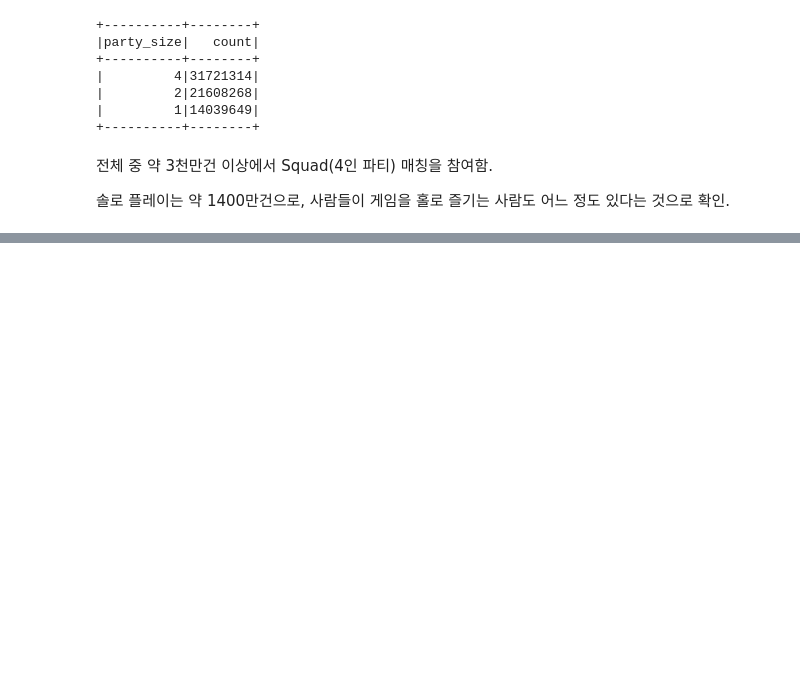
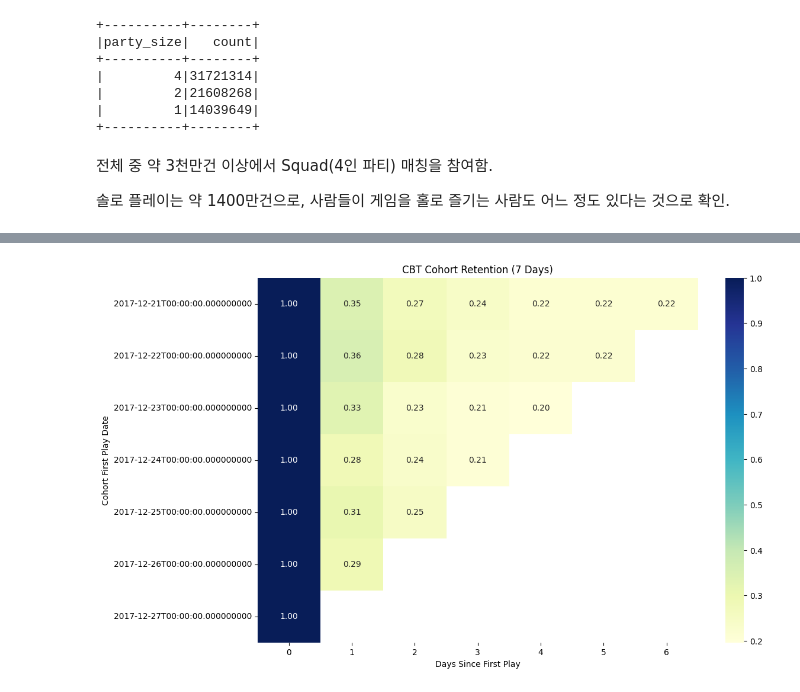
Before and after one commit to saeraniren/PUBG_Match_Deaths_and_Statistics, a Jupyter notebook: main.ipynb, the cells around one changed output, grey strips where cells are left out. Saved outputs shown, nothing was run; the diff lists cells and outputs as text; code cells hidden in the pictures; blank space fills up the shorter version.

```diff
--- a/main.ipynb
+++ b/main.ipynb
@@ -262,0 +624,5 @@ df.groupBy("party_size").count().orderBy("count", ascending=False).show()
+# %%
+# OBT 기간 기준 Cohort 별 일자별 유저 수 집계
+df_cohort = df_obt.groupBy(["first_play_date", "date_period"]).agg(
+    countDistinct("player_name").alias("user_count")
+).orderBy(["first_play_date", "date_period"])
@@ -262,0 +649,6 @@ df.groupBy("party_size").count().orderBy("count", ascending=False).show()
+# %%
+# pandas 데이터프레임으로 변환
+pdf_obt_cohort = df_cohort.toPandas()
+
+# 변환 확인
+pdf_obt_cohort.head(10)
@@ -262,0 +667,31 @@ df.groupBy("party_size").count().orderBy("count", ascending=False).show()
+# %%
+# date 컬럼을 datetime으로 변환
+pdf_obt_cohort['first_play_date'] = pd.to_datetime(pdf_obt_cohort['first_play_date'])
+pdf_obt_cohort['date_period'] = pd.to_datetime(pdf_obt_cohort['date_period'])
+
+# 첫 플레이일 기준 경과일 계산
+pdf_obt_cohort['days_since_first_play'] = (pdf_obt_cohort['date_period'] - pdf_obt_cohort['first_play_date']).dt.days
+
+# 첫날 유저 수 (cohort size)
+cohort_size = pdf_obt_cohort[pdf_obt_cohort['days_since_first_play'] == 0][['first_play_date', 'user_count']]
+cohort_size = cohort_size.rename(columns={'user_count': 'cohort_size'})
+
+# 원본 데이터와 병합
+pdf_obt_cohort = pdf_obt_cohort.merge(cohort_size, on='first_play_date')
+# %%
+# Retention 계산
+pdf_obt_cohort['retention_rate'] = pdf_obt_cohort['user_count'] / pdf_obt_cohort['cohort_size']
+# %%
+# 행: first_play_date, 열: days_since_first_play, 값: retention_rate
+heatmap_data = pdf_obt_cohort.pivot(index='first_play_date',
+                               columns='days_since_first_play',
+                               values='retention_rate')
+
+plt.figure(figsize=(12, 8))
+sns.heatmap(heatmap_data, annot=True, fmt=".2f", cmap="YlGnBu")
+plt.title("CBT Cohort Retention (7 Days)")
+plt.xlabel("Days Since First Play")
+plt.ylabel("Cohort First Play Date")
+plt.show()
+# %% [output]
+[figure, added]
```
Also changed, not shown: parts of 41 cells of this notebook.
